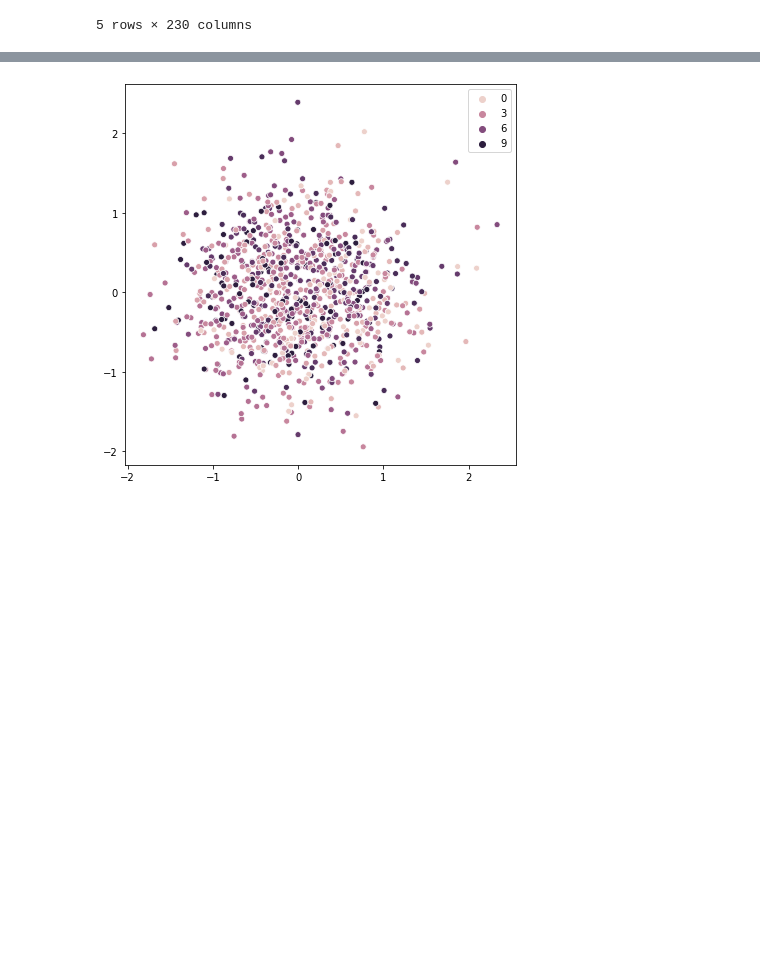
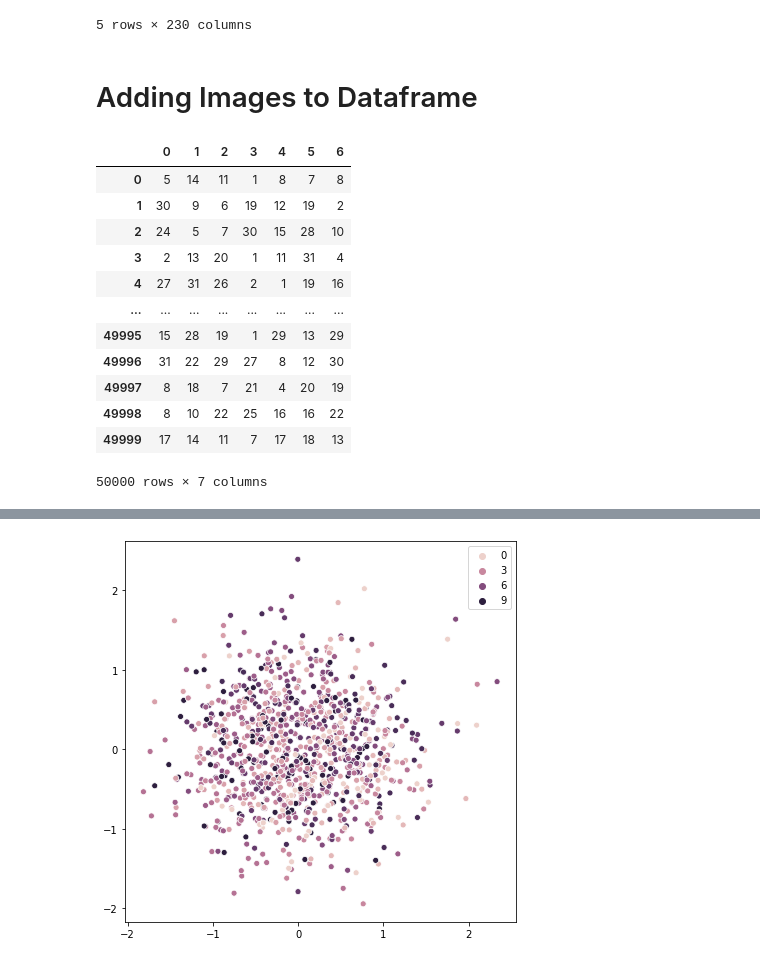
Before and after one commit to yaniv92648/Sup, a Jupyter notebook: Sup.ipynb, the cells around one changed output, grey strips where cells are left out. Cells and saved outputs as stored; diff of their text form; code cells hidden in the pictures; blank space fills up the shorter version.

```diff
--- a/Sup.ipynb
+++ b/Sup.ipynb
@@ -197,3 +197,5 @@ df.head()
 df = pd.get_dummies(df, columns=[1,2])
 # %%
 df.drop(columns=0, inplace=True)
+# %% [markdown]
+# Adding Images to Dataframe
@@ -199,0 +205,17 @@ df.drop(columns=0, inplace=True)
+# %%
+df_days = pd.DataFrame(columns=days, data=np.random.choice(groups, size=(len(df_final), len(days))))
+df_days
+# %% [output]
+|  | 0 | 1 | 2 | 3 | 4 | 5 | 6 |
+| 0 | 5 | 14 | 11 | 1 | 8 | 7 | 8 |
+| 1 | 30 | 9 | 6 | 19 | 12 | 19 | 2 |
+| 2 | 24 | 5 | 7 | 30 | 15 | 28 | 10 |
+| 3 | 2 | 13 | 20 | 1 | 11 | 31 | 4 |
+| 4 | 27 | 31 | 26 | 2 | 1 | 19 | 16 |
+| ... | ... | ... | ... | ... | ... | ... | ... |
+| 49995 | 15 | 28 | 19 | 1 | 29 | 13 | 29 |
+| 49996 | 31 | 22 | 29 | 27 | 8 | 12 | 30 |
+| 49997 | 8 | 18 | 7 | 21 | 4 | 20 | 19 |
+| 49998 | 8 | 10 | 22 | 25 | 16 | 16 | 22 |
+| 49999 | 17 | 14 | 11 | 7 | 17 | 18 | 13 |
+50000 rows × 7 columns
```
Also changed, not shown: parts of 11 cells of this notebook.
